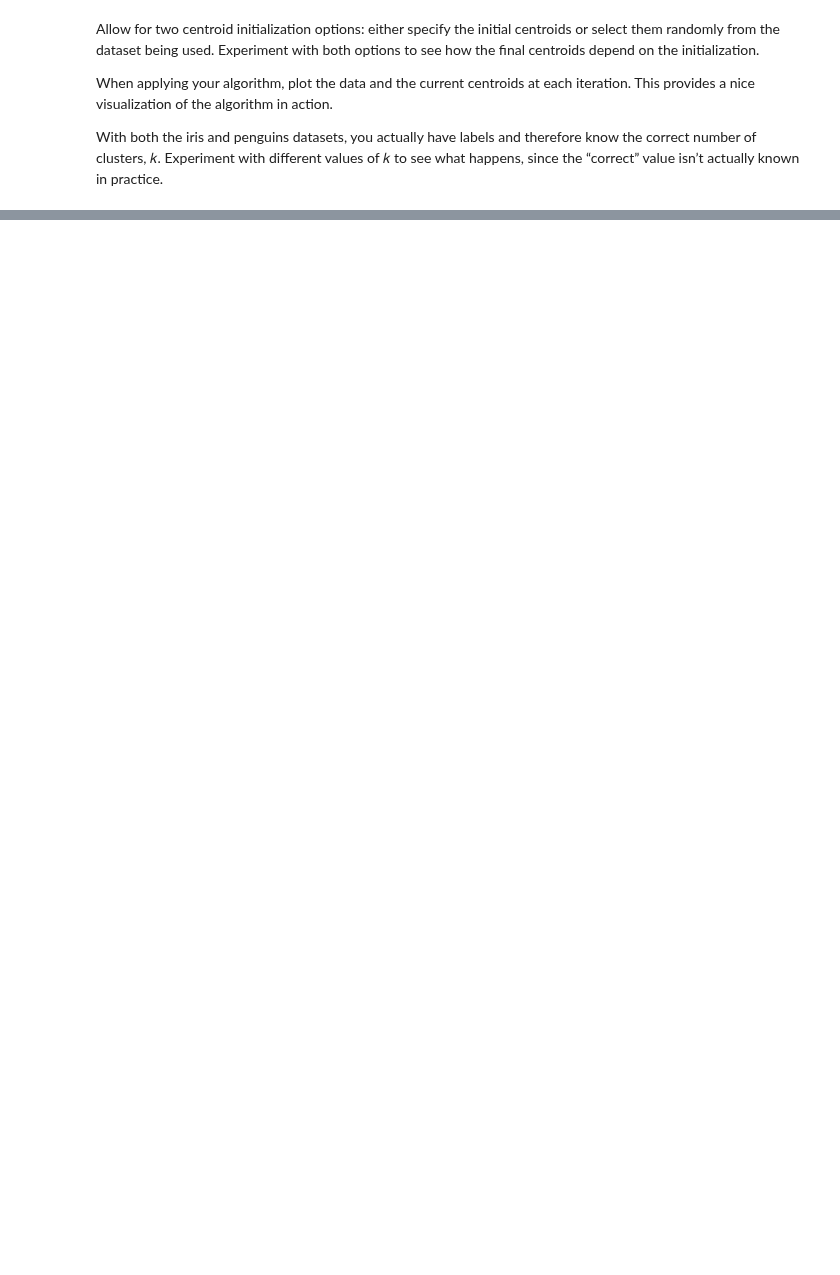
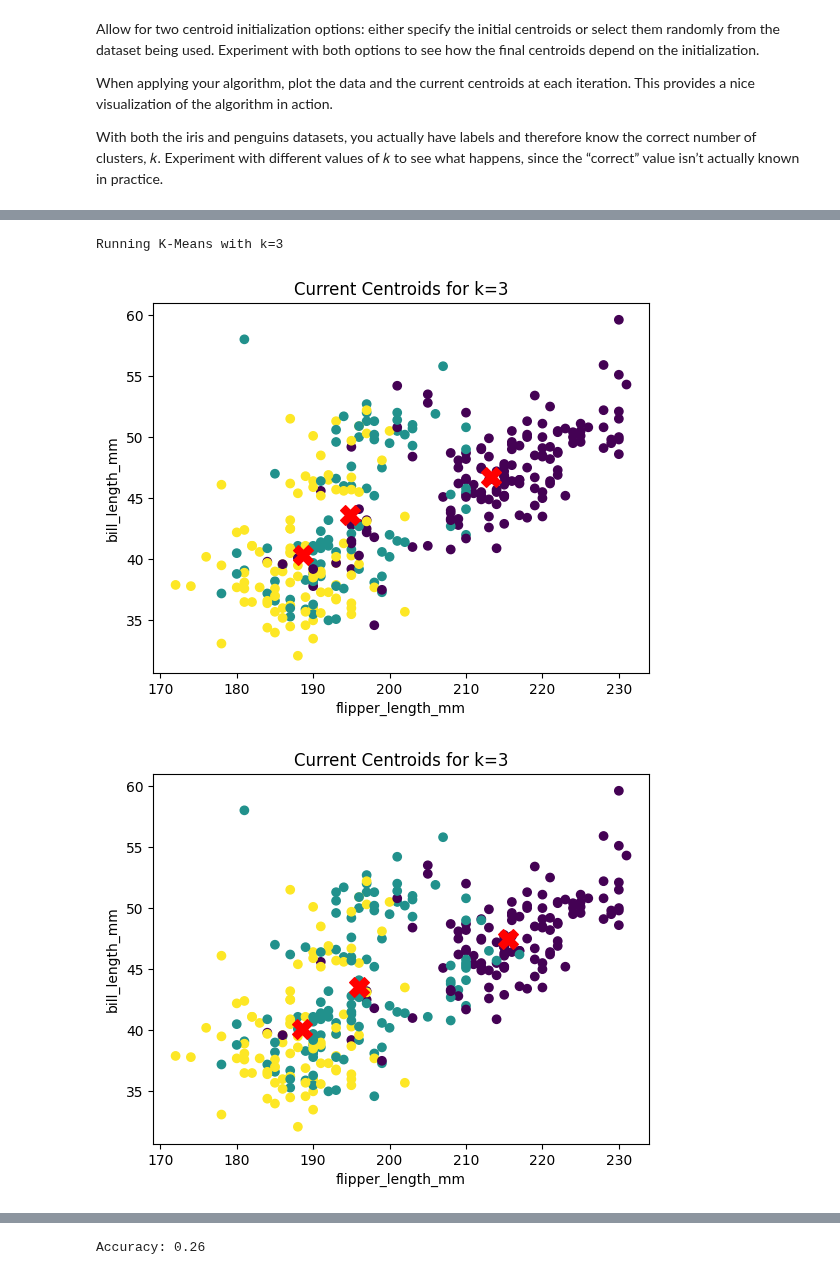
Before and after one commit to Qu1nnD/CS290, a Jupyter notebook: Clustering.ipynb, the cells around one changed output, grey strips where cells are left out. Cells and saved outputs as stored; diff of their text form; code cells hidden in the pictures; blank space fills up the shorter version.

```diff
--- a/Clustering.ipynb
+++ b/Clustering.ipynb
@@ -12,6 +12,7 @@ When applying your algorithm, plot the data and the current centroids at each it
 With both the iris and penguins datasets, you actually have labels and therefore know the correct number of clusters, 𝑘. Experiment with different values of 𝑘 to see what happens, since the “correct” value isn’t actually known in practice.
 # %%
 penguins = pd.read_csv("https://github.com/mbrudd/csci290/raw/refs/heads/main/data/penguins.csv")
+penguins.dropna(axis=0, inplace=True)
 # %%
 penguins.info()
 # %% [output]
@@ -48,0 +34,23 @@ def ini_Centroids(k, dataset, centroid_type):
+# %%
+def ini_Centroids(k, dataset, centroid_type):
+  features = dataset[['bill_length_mm', 'bill_depth_mm','flipper_length_mm','body_mass_g']].dropna() #
+  if(centroid_type == "random"): # Makes the centroid random
+    return features.sample(n=k).to_numpy() #
+  elif(centroid_type == 'arthur'): #arthur vestile method
+    centroids = []
+    first_centroid = features.sample(n=1)
+    centroids.append(first_centroid.values[0])
+    for x in range(1, k):
+      distances = np.array([min(np.linalg.norm(x - np.array(centroid), axis=0) ** 2 for centroid in centroids) for x in features.to_numpy()])
+      total_distance = distances.sum()
+      probabilities = distances / total_distance  # Probability: D(x_i)^2 / sum(D(x_j)^2)
+      chosen_idx = np.random.choice(len(features), p=probabilities)
+      centroids.append(features.iloc[chosen_idx].values)
+    return np.array(centroids)
+  else: # Makes the centroid farthest away from everything
+    centroids = [features[np.random.choice(features.shape[0])]]  # Choose the first centroid randomly
+    for x in range(1, k):
+      distances = np.array([min(np.linalg.norm(point - c) for c in centroids) for point in features])
+      farthest_idx = np.argmax(distances)
+      centroids.append(features[farthest_idx])
+    return np.array(centroids)
@@ -49,3 +67,7 @@ def ini_Centroids(k, dataset, centroid_type):
+# %%
+def accuracy(true_labels, predicted_labels):
+    correct_predictions = np.sum(true_labels == predicted_labels)
+    return correct_predictions / len(true_labels)
 # %%
 def K_Means(k, dataset, centroid_type, feature_x, feature_y):
     converged = False
@@ -60,6 +82,7 @@ def K_Means(k, dataset, centroid_type, feature_x, feature_y):
         labels = np.argmin(distances, axis=1) # assigns data points to the closest centroid
         new_centroids = np.array([features[labels == i].mean(axis=0) for i in range(k)]) # calculates updated centroids given the mean of all data points from each cluster
         #Ploting
+
         plt.figure()
         plt.scatter(features[feature_x], features[feature_y], c=labels, marker='o') # Creates the circles that represent data points on the scatter plot
         plt.scatter(new_centroids[:, 2], new_centroids[:, 0], c='red',marker='X', s=200) # Creates the red X markers that show where the centroids are on the scatter plot
@@ -67,7 +90,22 @@ def K_Means(k, dataset, centroid_type, feature_x, feature_y):
         plt.xlabel(feature_x) # Creates the x axis label for the scatter plot
         plt.ylabel(feature_y) # Creates the y axis label for the scatter plot
         plt.show() # Prints the scatter plot
+
         #Convergence test and updating centroids
-        converged = np.all(centroids == new_centroids) # Tests to see if there is major differences between the current and new centroids to see if it needs to continue the loop again
+        #fix later
+        converged = np.all( np.abs(centroids - new_centroids) <= .01) # Tests to see if there is major differences between the current and new centroids to see if it needs to continue the loop again
         centroids = new_centroids
     return labels, centroids
+# %%
+for k in range(3,4):
+  print(f"Running K-Means with k={k}")
+  labels, clusters = K_Means(k, penguins, "random", 'flipper_length_mm', 'bill_length_mm')
+  true_labels = penguins['species']
+  species_names = penguins['species'].unique()
+  predicted_species = species_names[labels] # maps numerical labels to string labels using NumPy indexing
+  a = accuracy(true_labels, predicted_species)
+  print(f'Accuracy: {a:.2f}')
+# %% [output]
+Running K-Means with k=3
+[figure, added]
+[figure, added]
@@ -74,3 +122,4 @@ def K_Means(k, dataset, centroid_type, feature_x, feature_y):
+Accuracy: 0.26
 # %%
 for k in range(3,4):
   print(f"Running K-Means with k={k}")
```
Also changed, not shown: parts of 10 cells of this notebook.
